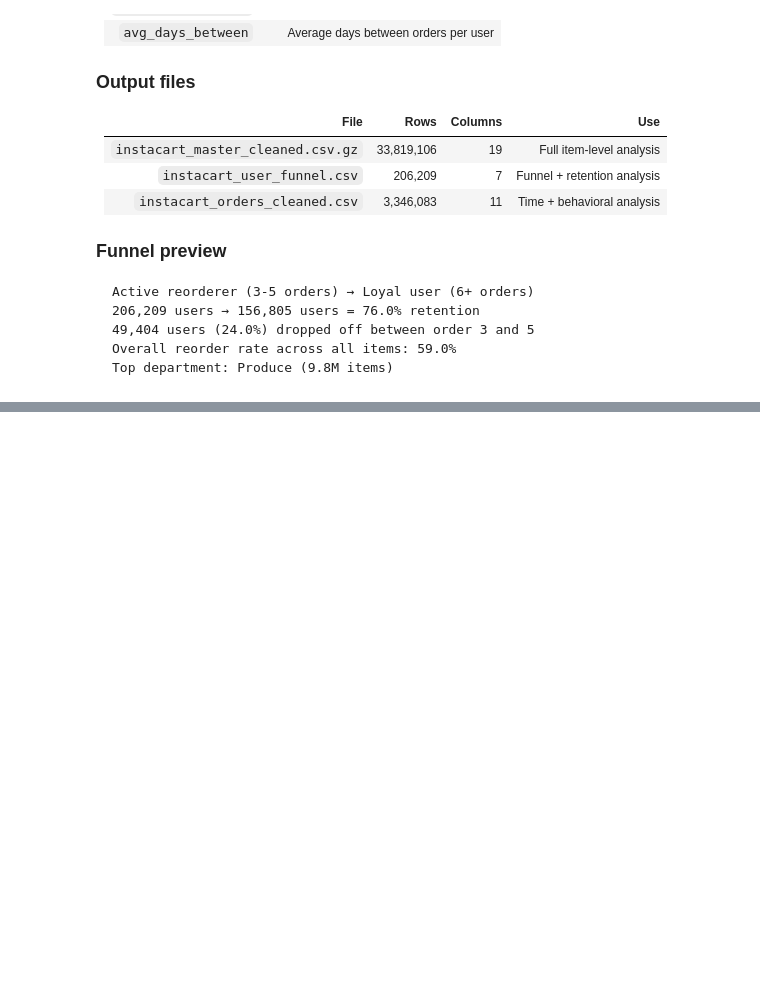
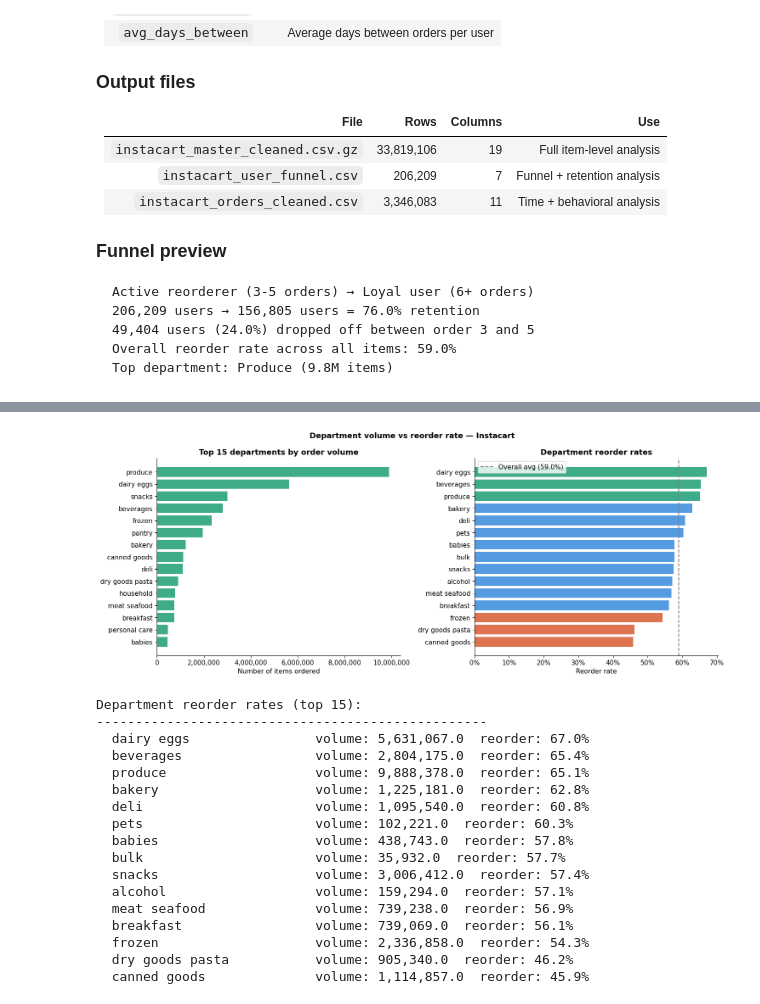
Before and after one commit to NPK05/funnel-analysis-project, a Jupyter notebook: notebooks/02_instacart.ipynb, the cells around one changed output, grey strips where cells are left out. Saved outputs shown, nothing was run; the diff lists cells and outputs as text; code cells hidden in the pictures; blank space fills up the shorter version.

```diff
--- a/notebooks/02_instacart.ipynb
+++ b/notebooks/02_instacart.ipynb
@@ -1048,0 +1305,75 @@ Top department: Produce (9.8M items)
+# %%
+# QUESTION: Which departments have highest volume AND highest reorder rate?
+# WHY: Identifies sticky product categories — core of retention analysis
+
+fig, axes = plt.subplots(1, 2, figsize=(15, 6))
+
+# department order volume
+dept_volume = master.groupby('department').size()\
+    .sort_values(ascending=False).head(15)
+
+axes[0].barh(dept_volume.index[::-1],
+             dept_volume.values[::-1],
+             color='#1D9E75', alpha=0.85)
+axes[0].set_title('Top 15 departments by order volume')
+axes[0].set_xlabel('Number of items ordered')
+axes[0].xaxis.set_major_formatter(
+    plt.FuncFormatter(lambda x, _: f'{x:,.0f}')
+)
+
+# department reorder rate
+dept_reorder = master.groupby('department')['reordered'].mean()\
+    .sort_values(ascending=False).head(15)
+
+colors_reorder = ['#1D9E75' if v >= 0.65
+                  else '#378ADD' if v >= 0.55
+                  else '#D85A30' for v in dept_reorder.values]
+
+axes[1].barh(dept_reorder.index[::-1],
+             dept_reorder.values[::-1],
+             color=colors_reorder[::-1], alpha=0.85)
+axes[1].set_title('Department reorder rates')
+axes[1].set_xlabel('Reorder rate')
+axes[1].axvline(master['reordered'].mean(),
+                color='gray', linestyle='--',
+                linewidth=1.5, label=f'Overall avg ({master["reordered"].mean():.1%})')
+axes[1].legend()
+axes[1].xaxis.set_major_formatter(
+    plt.FuncFormatter(lambda x, _: f'{x:.0%}')
+)
+
+plt.suptitle('Department volume vs reorder rate — Instacart',
+             fontsize=13, fontweight='bold')
+plt.tight_layout()
+plt.savefig(SAVE_PATH + '04_department_analysis.png',
+            dpi=150, bbox_inches='tight')
+plt.show()
+
+print("Department reorder rates (top 15):")
+print("-" * 50)
+dept_combined = pd.DataFrame({
+    'volume'       : master.groupby('department').size(),
+    'reorder_rate' : master.groupby('department')['reordered'].mean()
+}).sort_values('reorder_rate', ascending=False).head(15)
+
+for dept, row in dept_combined.iterrows():
+    print(f"  {dept:<25} volume: {row['volume']:>8,}  reorder: {row['reorder_rate']:.1%}")
+# %% [output]
+[figure, added]
+Department reorder rates (top 15):
+--------------------------------------------------
+  dairy eggs                volume: 5,631,067.0  reorder: 67.0%
+  beverages                 volume: 2,804,175.0  reorder: 65.4%
+  produce                   volume: 9,888,378.0  reorder: 65.1%
+  bakery                    volume: 1,225,181.0  reorder: 62.8%
+  deli                      volume: 1,095,540.0  reorder: 60.8%
+  pets                      volume: 102,221.0  reorder: 60.3%
+  babies                    volume: 438,743.0  reorder: 57.8%
+  bulk                      volume: 35,932.0  reorder: 57.7%
+  snacks                    volume: 3,006,412.0  reorder: 57.4%
+  alcohol                   volume: 159,294.0  reorder: 57.1%
+  meat seafood              volume: 739,238.0  reorder: 56.9%
+  breakfast                 volume: 739,069.0  reorder: 56.1%
+  frozen                    volume: 2,336,858.0  reorder: 54.3%
+  dry goods pasta           volume: 905,340.0  reorder: 46.2%
+  canned goods              volume: 1,114,857.0  reorder: 45.9%
```
Also changed, not shown: parts of 8 cells of this notebook, 5 other files.
